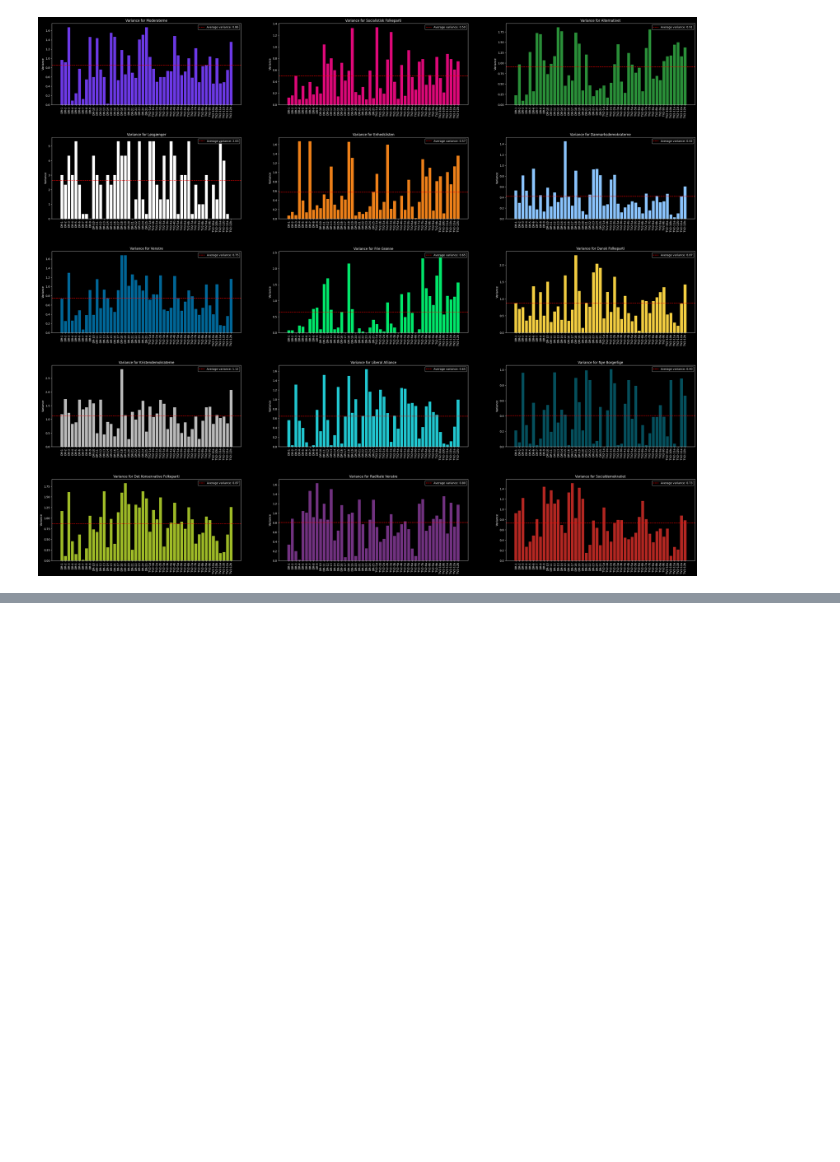
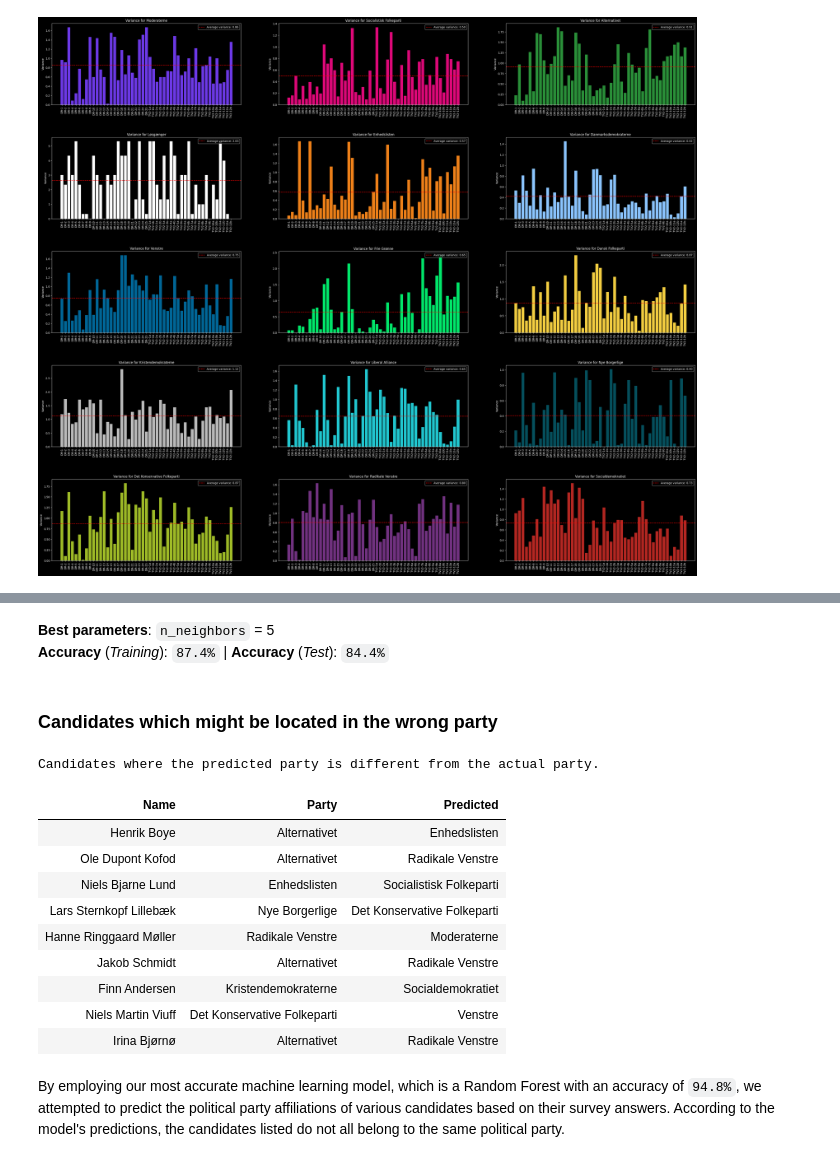
Before and after one commit to MAL1-MMMB/MAL, a Jupyter notebook: Assignment 2/Candidate Test 2022 I.ipynb, the cells around one changed output, grey strips where cells are left out. Drawn from its saved outputs; the diff is of its cells as text; code cells hidden in the pictures; blank space fills up the shorter version.

```diff
--- a/Assignment 2/Candidate Test 2022 I.ipynb
+++ b/Assignment 2/Candidate Test 2022 I.ipynb
@@ -499,0 +690,13 @@ plot.show()
+# %%
+from sklearn.ensemble import GradientBoostingClassifier
+from sklearn.model_selection import GridSearchCV
+
+# - Create preprocessing and modeling pipeline
+model = Pipeline(steps=[('preprocessor', preprocessor), ('classifier', GradientBoostingClassifier(max_depth=8,random_state=42, n_estimators=100, learning_rate=0.1))])
+
+# * Fit the classifier to the training data
+model.fit(X_train, y_train)
+
+# - Print the accuracy
+print("Accuracy on training set: {:.3f}".format(model.score(X_train, y_train)))
+print("Accuracy on test set: {:.3f}".format(model.score(X_test, y_test)))
@@ -499,0 +783,56 @@ plot.show()
+# %% [markdown]
+**Best parameters**: `n_neighbors` = 5
+**Accuracy** (*Training*): `87.4%`  |   **Accuracy** (*Test*): `84.4%`
+# %% [markdown]
+### Candidates which might be located in the wrong party
+# %%
+
+# - Create preprocessing and modeling pipeline
+model = Pipeline(steps=[('preprocessor', preprocessor),
+                        ('classifier', RandomForestClassifier(n_estimators = 200, max_depth = 12, max_features = 10, random_state = 42))])
+
+questions = [col for col in clean_data.columns if 'DR' in col or 'TV2' in col]
+
+# * Fit the classifier to the training data
+model.fit(X_train, y_train)
+
+# - Fetch the necessary data
+predicted_data = data.copy()
+
+# * Predict the party for the candidates
+predicted_values = model.predict(data)
+
+# * Add the predicted values to the DataFrame
+predicted_data['Predicted'] = predicted_values
+
+# * Add the name back to the DataFrame
+predicted_data['Name'] = clean_data['Name']
+
+# * Adjust the DataFrame to only display the relevant columns
+predicted_data = predicted_data.drop(questions + ['District', 'Age'], axis=1)
+
+# ! Filter the candidates where the predicted party is different from the actual party
+predicted_data = predicted_data[predicted_data['Party'] != predicted_data['Predicted']]
+different_party = predicted_data[['Name', 'Party', 'Predicted']]
+
+# ? Style the DataFrame
+different_party = different_party.style.set_caption('Candidates where the predicted party is different from the actual party.')
+different_party = different_party.set_table_styles([dict(selector='th', props=[('text-align', 'left')])])
+different_party = different_party.set_properties(**{'text-align': 'left'})
+
+# - Print the candidates where the predicted party is different from the actual party
+display(different_party.hide())
+# %% [output]
+Candidates where the predicted party is different from the actual party.
+| Name | Party | Predicted |
+| Henrik Boye | Alternativet | Enhedslisten |
+| Ole Dupont Kofod | Alternativet | Radikale Venstre |
+| Niels Bjarne Lund | Enhedslisten | Socialistisk Folkeparti |
+| Lars Sternkopf Lillebæk | Nye Borgerlige | Det Konservative Folkeparti |
+| Hanne Ringgaard Møller | Radikale Venstre | Moderaterne |
+| Jakob Schmidt | Alternativet | Radikale Venstre |
+| Finn Andersen | Kristendemokraterne | Socialdemokratiet |
+| Niels Martin Viuff | Det Konservative Folkeparti | Venstre |
+| Irina Bjørnø | Alternativet | Radikale Venstre |
+# %% [markdown]
+By employing our most accurate machine learning model, which is a Random Forest with an accuracy of `94.8%`, we attempted to predict the political party affiliations of various candidates based on their survey answers. According to the model's predictions, the candidates listed do not all belong to the same political party.
```
Also changed, not shown: parts of 30 cells of this notebook, 2 other files.
